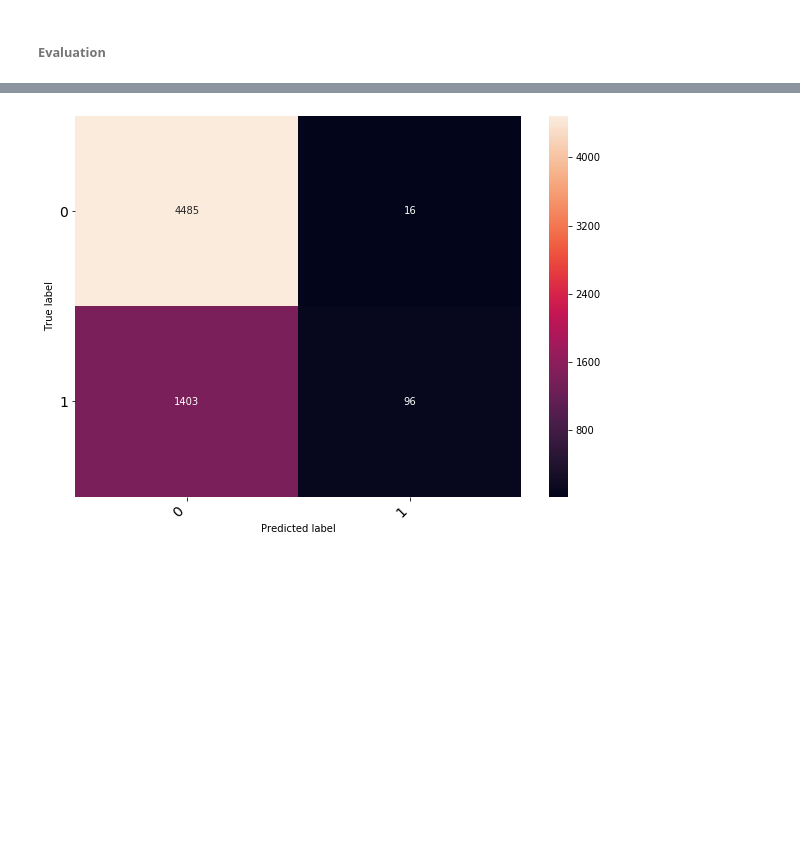
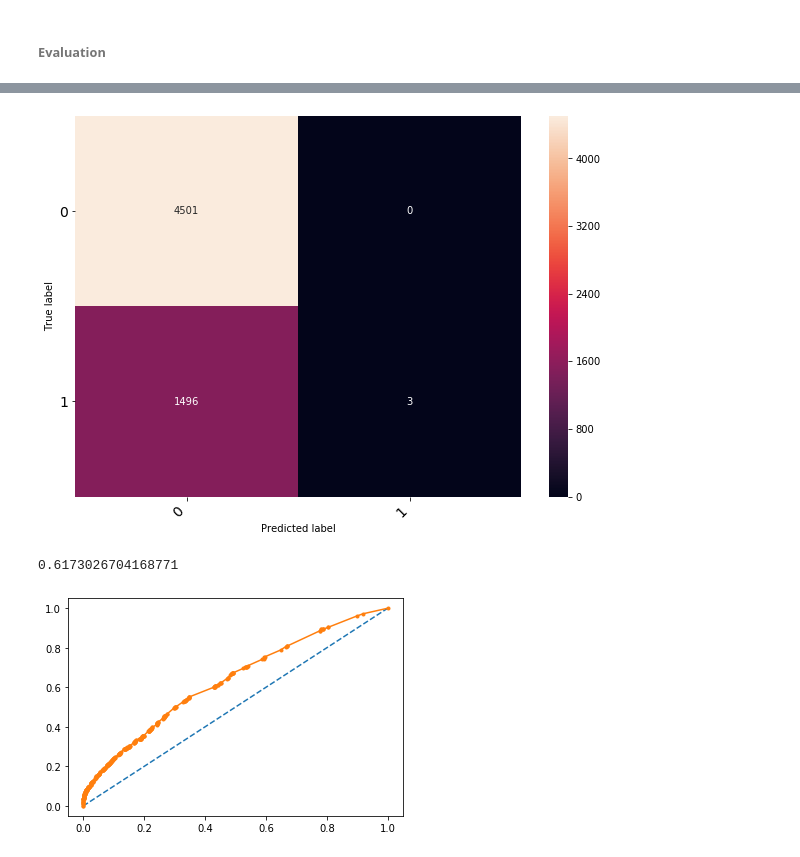
Before and after one commit to fariqodri/aiforsea, a Jupyter notebook: aiforsea.ipynb, the cells around one changed output, grey strips where cells are left out. Saved outputs shown, nothing was run; the diff lists cells and outputs as text; code cells hidden in the pictures; blank space fills up the shorter version.

```diff
--- a/aiforsea.ipynb
+++ b/aiforsea.ipynb
@@ -172,13 +172,3 @@ x_train, x_test, y_train, y_test = train_test_split(x, y, test_size=0.3, random_
 mms = MinMaxScaler()
 x_train = mms.fit_transform(x_train)
 x_test = mms.fit_transform(x_test)
-# %%
-try:
-    rf = load('models/random_forest_classifier.joblib')
-    print("Random Forest Classifier model loaded from joblib file")
-except FileNotFoundError:
-    from sklearn.ensemble import RandomForestClassifier
-    rf = RandomForestClassifier(max_depth=2, n_estimators=100, random_state=42)
-    rf.fit(x_train, y_train)
-    dump(rf, 'models/random_forest_classifier.joblib')
-    print("Random Forest Classifier Model instantiated, trained, and saved")
@@ -186,0 +175,4 @@ Random Forest Classifier model loaded from joblib file
+# %%
+from sklearn.ensemble import RandomForestClassifier
+rf = RandomForestClassifier(max_depth=6, n_estimators=100, random_state=42, max_features='sqrt')
+rf.fit(x_train, y_train)
@@ -206,4 +209,4 @@ cm = confusion_matrix(y_test, y_pred)
 # %%
 cm = print_confusion_matrix(cm, [0, 1])
 # %% [output]
-[figure, old version]
+[figure, new version]
@@ -209,0 +215,14 @@ cm = print_confusion_matrix(cm, [0, 1])
+# %%
+probs = rf.predict_proba(x_test)[:, 1]
+# %%
+roc_auc_score(y_test, probs)
+# %% [output]
+0.6173026704168771
+# %%
+fpr, tpr, thresholds = roc_curve(y_test, probs)
+# %%
+plt.plot([0, 1], [0, 1], linestyle='--')
+plt.plot(fpr, tpr, marker='.')
+plt.show()
+# %% [output]
+[figure, added]
```
Also changed, not shown: parts of 5 cells of this notebook, 6 other files.
